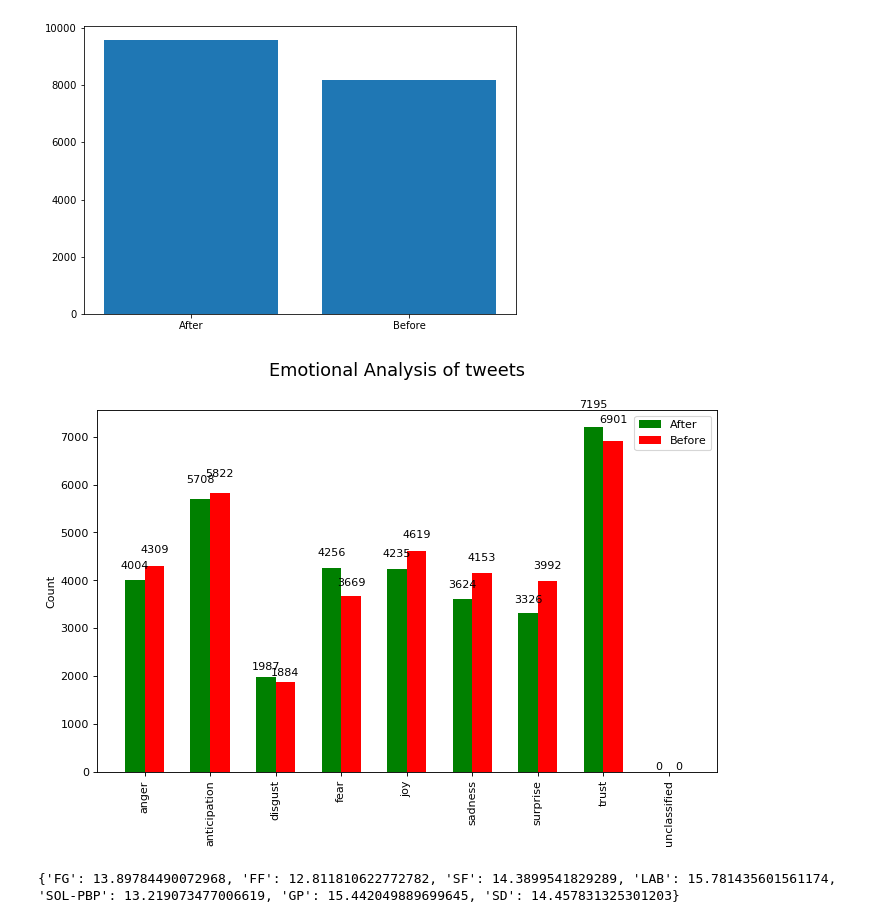
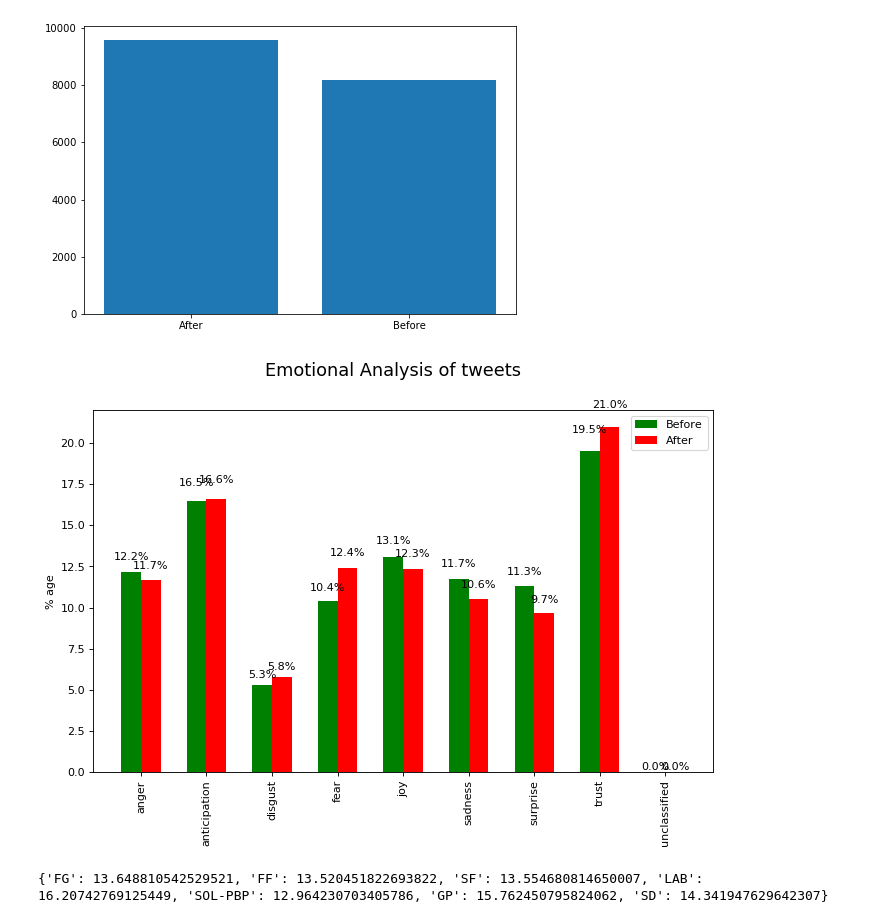
Before and after one commit to scrntnstrnglr/TextAnalysis, a Jupyter notebook: Sentimentalysis/tweet_sentimentalyzer.ipynb, the cells around one changed output. Cells and saved outputs as stored; diff of their text form; code cells hidden in the pictures.

```diff
--- a/Sentimentalysis/tweet_sentimentalyzer.ipynb
+++ b/Sentimentalysis/tweet_sentimentalyzer.ipynb
@@ -232,37 +232,47 @@ plt.show()
 # %%
 
 emotions_pos = {'anger': 4004, 'anticipation': 5708, 'disgust': 1987, 'fear': 4256, 'joy': 4235, 'sadness': 3624, 'surprise': 3326, 'trust': 7195, 'unclassified': 0}
 
+total = sum(emotions_pos.values())
+for key in emotions_pos:
+    percent=(emotions_pos[key]/total)*100
+    emotions_pos[key]=percent
+
 emotions_neg = {'anger': 4309, 'anticipation': 5822, 'disgust': 1884, 'fear': 3669, 'joy': 4619, 'sadness': 4153, 'surprise': 3992, 'trust': 6901, 'unclassified': 0}
+
+total = sum(emotions_neg.values())
+for key in emotions_neg:
+    percent=(emotions_neg[key]/total)*100
+    emotions_neg[key]=percent
 
 emotions_colors = {'anger': 'red', 'anticipation': 'purple', 'disgust': 'yellow', 'fear': 'indigo', 'joy': 'green', 'negative': 'black', 'positive': 'pink', 'sadness': 'blue', 'surprise': 'maroon', 'trust': 'orange', 'unclassified': 'cyan'}
 #labels = list(emotions_colors.keys())
 #handles = [plt.Rectangle((1,1),1,1, color=emotions_colors[label]) for label in labels]
 my_cmap = cm.get_cmap('jet')
 ind = np.arange(len(emotions_pos))
 width=0.3
 fig = plt.figure(num=None, figsize=(10, 6), dpi=80, facecolor='w', edgecolor='k')
 fig.suptitle('Emotional Analysis of tweets', fontsize=16)
 ax = fig.add_subplot(111)
-pos_bars=ax.bar(ind, list(emotions_pos.values()),width,color='g',align='center')
-neg_bars=ax.bar(ind+width, list(emotions_neg.values()),width,color='r', align='center')
-ax.set_ylabel('Count')
+pos_bars=ax.bar(ind, list(emotions_neg.values()),width,color='g',align='center')            #before
+neg_bars=ax.bar(ind+width, list(emotions_pos.values()),width,color='r', align='center')     #after
+ax.set_ylabel('% age')
 ax.set_xticklabels(list(emotions_pos.keys()), rotation=90)
 ax.set_xticks(ind+width/2)
-ax.legend( (pos_bars[0], neg_bars[0]), ('After', 'Before') )
+ax.legend( (pos_bars[0], neg_bars[0]), ('Before', 'After') )
 
 def autolabel(bars):
     for bar in bars:
         h = bar.get_height()
-        ax.text(bar.get_x()+bar.get_width()/2., 1.05*h, '%d'%int(h),
+        ax.text(bar.get_x()+bar.get_width()/2., 1.05*h, '%.1f'%float(h)+"%",
                 ha='center', va='bottom')
 
 autolabel(pos_bars)
 autolabel(neg_bars)
 
 plt.show()
 # %% [output]
-[figure, old version]
+[figure, new version]
 # %%
 def get_emotions_dict_per_entity(name,emotion):
     with open(name, 'r') as f:
@@ -271,26 +281,25 @@ def get_emotions_dict_per_entity(name,emotion):
 
 this_map = {'FG':0,'FF':0,'SF':0,'LAB':0,'SOL-PBP':0,'GP':0,'SD':0}
 
-ff_trust = get_emotions_dict_per_entity("C:/Users/SIDDHARTHA/Trinity/TextAnalysis/TextAnalysis/Sentimentalysis/jsons/emotions_fianna_fáil_after.json",'anticipation') + get_emotions_dict_per_entity("C:/Users/SIDDHARTHA/Trinity/TextAnalysis/TextAnalysis/Sentimentalysis/jsons/emotions_fianna_fáil_before.json",'anticipation')+ get_emotions_dict_per_entity("C:/Users/SIDDHARTHA/Trinity/TextAnalysis/TextAnalysis/Sentimentalysis/jsons/emotions_fianna_fáil_before.json",'trust')+ get_emotions_dict_per_entity("C:/Users/SIDDHARTHA/Trinity/TextAnalysis/TextAnalysis/Sentimentalysis/jsons/emotions_fianna_fáil_before.json",'trust')+ get_emotions_dict_per_entity("C:/Users/SIDDHARTHA/Trinity/TextAnalysis/TextAnalysis/Sentimentalysis/jsons/emotions_fianna_fáil_before.json",'joy')+ get_emotions_dict_per_entity("C:/Users/SIDDHARTHA/Trinity/TextAnalysis/TextAnalysis/Sentimentalysis/jsons/emotions_fianna_fáil_before.json",'joy')
-
+ff_trust = get_emotions_dict_per_entity("C:/Users/SIDDHARTHA/Trinity/TextAnalysis/TextAnalysis/Sentimentalysis/jsons/emotions_fianna_fáil_after.json",'anticipation') + get_emotions_dict_per_entity("C:/Users/SIDDHARTHA/Trinity/TextAnalysis/TextAnalysis/Sentimentalysis/jsons/emotions_fianna_fáil_before.json",'anticipation')+ get_emotions_dict_per_entity("C:/Users/SIDDHARTHA/Trinity/TextAnalysis/TextAnalysis/Sentimentalysis/jsons/emotions_fianna_fáil_before.json",'trust')+ get_emotions_dict_per_entity("C:/Users/SIDDHARTHA/Trinity/TextAnalysis/TextAnalysis/Sentimentalysis/jsons/emotions_fianna_fáil_after.json",'trust')+ get_emotions_dict_per_entity("C:/Users/SIDDHARTHA/Trinity/TextAnalysis/TextAnalysis/Sentimentalysis/jsons/emotions_fianna_fáil_before.json",'joy')+ get_emotions_dict_per_entity("C:/Users/SIDDHARTHA/Trinity/TextAnalysis/TextAnalysis/Sentimentalysis/jsons/emotions_fianna_fáil_after.json",'joy')
 ff_positive=get_emotions_dict_per_entity("C:/Users/SIDDHARTHA/Trinity/TextAnalysis/TextAnalysis/Sentimentalysis/jsons/emotions_fianna_fáil_after.json",'positive') + get_emotions_dict_per_entity("C:/Users/SIDDHARTHA/Trinity/TextAnalysis/TextAnalysis/Sentimentalysis/jsons/emotions_fianna_fáil_before.json",'positive')
 
-fg_trust = get_emotions_dict_per_entity("C:/Users/SIDDHARTHA/Trinity/TextAnalysis/TextAnalysis/Sentimentalysis/jsons/emotions_fine_gael_after.json",'anticipation') + get_emotions_dict_per_entity("C:/Users/SIDDHARTHA/Trinity/TextAnalysis/TextAnalysis/Sentimentalysis/jsons/emotions_fine_gael_before.json",'anticipation')
+fg_trust = get_emotions_dict_per_entity("C:/Users/SIDDHARTHA/Trinity/TextAnalysis/TextAnalysis/Sentimentalysis/jsons/emotions_fine_gael_after.json",'anticipation') + get_emotions_dict_per_entity("C:/Users/SIDDHARTHA/Trinity/TextAnalysis/TextAnalysis/Sentimentalysis/jsons/emotions_fine_gael_before.json",'anticipation')+ get_emotions_dict_per_entity("C:/Users/SIDDHARTHA/Trinity/TextAnalysis/TextAnalysis/Sentimentalysis/jsons/emotions_fine_gael_before.json",'trust')+ get_emotions_dict_per_entity("C:/Users/SIDDHARTHA/Trinity/TextAnalysis/TextAnalysis/Sentimentalysis/jsons/emotions_fine_gael_after.json",'trust')+ get_emotions_dict_per_entity("C:/Users/SIDDHARTHA/Trinity/TextAnalysis/TextAnalysis/Sentimentalysis/jsons/emotions_fine_gael_before.json",'joy')+ get_emotions_dict_per_entity("C:/Users/SIDDHARTHA/Trinity/TextAnalysis/TextAnalysis/Sentimentalysis/jsons/emotions_fine_gael_after.json",'joy')
 fg_positive=get_emotions_dict_per_entity("C:/Users/SIDDHARTHA/Trinity/TextAnalysis/TextAnalysis/Sentimentalysis/jsons/emotions_fine_gael_after.json",'positive') + get_emotions_dict_per_entity("C:/Users/SIDDHARTHA/Trinity/TextAnalysis/TextAnalysis/Sentimentalysis/jsons/emotions_fine_gael_before.json",'positive')
 
-gp_trust = get_emotions_dict_per_entity("C:/Users/SIDDHARTHA/Trinity/TextAnalysis/TextAnalysis/Sentimentalysis/jsons/emotions_green_party_after.json",'anticipation') + get_emotions_dict_per_entity("C:/Users/SIDDHARTHA/Trinity/TextAnalysis/TextAnalysis/Sentimentalysis/jsons/emotions_green_party_before.json",'anticipation')
+gp_trust = get_emotions_dict_per_entity("C:/Users/SIDDHARTHA/Trinity/TextAnalysis/TextAnalysis/Sentimentalysis/jsons/emotions_green_party_after.json",'anticipation') + get_emotions_dict_per_entity("C:/Users/SIDDHARTHA/Trinity/TextAnalysis/TextAnalysis/Sentimentalysis/jsons/emotions_green_party_before.json",'anticipation')+ get_emotions_dict_per_entity("C:/Users/SIDDHARTHA/Trinity/TextAnalysis/TextAnalysis/Sentimentalysis/jsons/emotions_green_party_before.json",'trust')+ get_emotions_dict_per_entity("C:/Users/SIDDHARTHA/Trinity/TextAnalysis/TextAnalysis/Sentimentalysis/jsons/emotions_green_party_after.json",'trust')+ get_emotions_dict_per_entity("C:/Users/SIDDHARTHA/Trinity/TextAnalysis/TextAnalysis/Sentimentalysis/jsons/emotions_green_party_before.json",'joy')+ get_emotions_dict_per_entity("C:/Users/SIDDHARTHA/Trinity/TextAnalysis/TextAnalysis/Sentimentalysis/jsons/emotions_green_party_after.json",'joy')
 gp_positive=get_emotions_dict_per_entity("C:/Users/SIDDHARTHA/Trinity/TextAnalysis/TextAnalysis/Sentimentalysis/jsons/emotions_green_party_after.json",'positive') + get_emotions_dict_per_entity("C:/Users/SIDDHARTHA/Trinity/TextAnalysis/TextAnalysis/Sentimentalysis/jsons/emotions_green_party_before.json",'positive')
 
-lab_trust = get_emotions_dict_per_entity("C:/Users/SIDDHARTHA/Trinity/TextAnalysis/TextAnalysis/Sentimentalysis/jsons/emotions_labour_after.json",'anticipation') + get_emotions_dict_per_entity("C:/Users/SIDDHARTHA/Trinity/TextAnalysis/TextAnalysis/Sentimentalysis/jsons/emotions_labour_before.json",'anticipation')
+lab_trust = get_emotions_dict_per_entity("C:/Users/SIDDHARTHA/Trinity/TextAnalysis/TextAnalysis/Sentimentalysis/jsons/emotions_labour_after.json",'anticipation') + get_emotions_dict_per_entity("C:/Users/SIDDHARTHA/Trinity/TextAnalysis/TextAnalysis/Sentimentalysis/jsons/emotions_labour_before.json",'anticipation')+ get_emotions_dict_per_entity("C:/Users/SIDDHARTHA/Trinity/TextAnalysis/TextAnalysis/Sentimentalysis/jsons/emotions_labour_before.json",'trust')+ get_emotions_dict_per_entity("C:/Users/SIDDHARTHA/Trinity/TextAnalysis/TextAnalysis/Sentimentalysis/jsons/emotions_labour_after.json",'trust')+ get_emotions_dict_per_entity("C:/Users/SIDDHARTHA/Trinity/TextAnalysis/TextAnalysis/Sentimentalysis/jsons/emotions_labour_before.json",'joy')+ get_emotions_dict_per_entity("C:/Users/SIDDHARTHA/Trinity/TextAnalysis/TextAnalysis/Sentimentalysis/jsons/emotions_labour_after.json",'joy')
 lab_positive=get_emotions_dict_per_entity("C:/Users/SIDDHARTHA/Trinity/TextAnalysis/TextAnalysis/Sentimentalysis/jsons/emotions_labour_after.json",'positive') + get_emotions_dict_per_entity("C:/Users/SIDDHARTHA/Trinity/TextAnalysis/TextAnalysis/Sentimentalysis/jsons/emotions_labour_before.json",'positive')
 
-sf_trust = get_emotions_dict_per_entity("C:/Users/SIDDHARTHA/Trinity/TextAnalysis/TextAnalysis/Sentimentalysis/jsons/emotions_sinn_féin_before.json",'anticipation') + get_emotions_dict_per_entity("C:/Users/SIDDHARTHA/Trinity/TextAnalysis/TextAnalysis/Sentimentalysis/jsons/emotions_sinn_féin_after.json",'anticipation')
+sf_trust = get_emotions_dict_per_entity("C:/Users/SIDDHARTHA/Trinity/TextAnalysis/TextAnalysis/Sentimentalysis/jsons/emotions_sinn_féin_before.json",'anticipation') + get_emotions_dict_per_entity("C:/Users/SIDDHARTHA/Trinity/TextAnalysis/TextAnalysis/Sentimentalysis/jsons/emotions_sinn_féin_after.json",'anticipation')+ get_emotions_dict_per_entity("C:/Users/SIDDHARTHA/Trinity/TextAnalysis/TextAnalysis/Sentimentalysis/jsons/emotions_sinn_féin_after.json",'trust')+ get_emotions_dict_per_entity("C:/Users/SIDDHARTHA/Trinity/TextAnalysis/TextAnalysis/Sentimentalysis/jsons/emotions_sinn_féin_before.json",'trust')+ get_emotions_dict_per_entity("C:/Users/SIDDHARTHA/Trinity/TextAnalysis/TextAnalysis/Sentimentalysis/jsons/emotions_sinn_féin_after.json",'joy')+ get_emotions_dict_per_entity("C:/Users/SIDDHARTHA/Trinity/TextAnalysis/TextAnalysis/Sentimentalysis/jsons/emotions_sinn_féin_before.json",'joy')
 sf_positive=get_emotions_dict_per_entity("C:/Users/SIDDHARTHA/Trinity/TextAnalysis/TextAnalysis/Sentimentalysis/jsons/emotions_sinn_féin_before.json",'positive') + get_emotions_dict_per_entity("C:/Users/SIDDHARTHA/Trinity/TextAnalysis/TextAnalysis/Sentimentalysis/jsons/emotions_sinn_féin_after.json",'positive')
 
-sd_trust = get_emotions_dict_per_entity("C:/Users/SIDDHARTHA/Trinity/TextAnalysis/TextAnalysis/Sentimentalysis/jsons/emotions_social_democrats_before.json",'anticipation') + get_emotions_dict_per_entity("C:/Users/SIDDHARTHA/Trinity/TextAnalysis/TextAnalysis/Sentimentalysis/jsons/emotions_social_democrats_after.json",'anticipation')
+sd_trust = get_emotions_dict_per_entity("C:/Users/SIDDHARTHA/Trinity/TextAnalysis/TextAnalysis/Sentimentalysis/jsons/emotions_social_democrats_before.json",'anticipation') + get_emotions_dict_per_entity("C:/Users/SIDDHARTHA/Trinity/TextAnalysis/TextAnalysis/Sentimentalysis/jsons/emotions_social_democrats_after.json",'anticipation')+ get_emotions_dict_per_entity("C:/Users/SIDDHARTHA/Trinity/TextAnalysis/TextAnalysis/Sentimentalysis/jsons/emotions_social_democrats_after.json",'trust')+ get_emotions_dict_per_entity("C:/Users/SIDDHARTHA/Trinity/TextAnalysis/TextAnalysis/Sentimentalysis/jsons/emotions_social_democrats_before.json",'trust')+ get_emotions_dict_per_entity("C:/Users/SIDDHARTHA/Trinity/TextAnalysis/TextAnalysis/Sentimentalysis/jsons/emotions_social_democrats_after.json",'joy')+ get_emotions_dict_per_entity("C:/Users/SIDDHARTHA/Trinity/TextAnalysis/TextAnalysis/Sentimentalysis/jsons/emotions_social_democrats_before.json",'joy')
 sd_positive=get_emotions_dict_per_entity("C:/Users/SIDDHARTHA/Trinity/TextAnalysis/TextAnalysis/Sentimentalysis/jsons/emotions_social_democrats_after.json",'positive') + get_emotions_dict_per_entity("C:/Users/SIDDHARTHA/Trinity/TextAnalysis/TextAnalysis/Sentimentalysis/jsons/emotions_social_democrats_before.json",'positive')
 
-sp_trust = get_emotions_dict_per_entity("C:/Users/SIDDHARTHA/Trinity/TextAnalysis/TextAnalysis/Sentimentalysis/jsons/emotions_solidarity_people_before_profit_after.json",'anticipation') + get_emotions_dict_per_entity("C:/Users/SIDDHARTHA/Trinity/TextAnalysis/TextAnalysis/Sentimentalysis/jsons/emotions_solidarity_people_before_profit_before.json",'anticipation')
+sp_trust = get_emotions_dict_per_entity("C:/Users/SIDDHARTHA/Trinity/TextAnalysis/TextAnalysis/Sentimentalysis/jsons/emotions_solidarity_people_before_profit_after.json",'anticipation') + get_emotions_dict_per_entity("C:/Users/SIDDHARTHA/Trinity/TextAnalysis/TextAnalysis/Sentimentalysis/jsons/emotions_solidarity_people_before_profit_before.json",'anticipation')+ get_emotions_dict_per_entity("C:/Users/SIDDHARTHA/Trinity/TextAnalysis/TextAnalysis/Sentimentalysis/jsons/emotions_solidarity_people_before_profit_before.json",'trust')+ get_emotions_dict_per_entity("C:/Users/SIDDHARTHA/Trinity/TextAnalysis/TextAnalysis/Sentimentalysis/jsons/emotions_solidarity_people_before_profit_after.json",'trust')+ get_emotions_dict_per_entity("C:/Users/SIDDHARTHA/Trinity/TextAnalysis/TextAnalysis/Sentimentalysis/jsons/emotions_solidarity_people_before_profit_before.json",'joy')+ get_emotions_dict_per_entity("C:/Users/SIDDHARTHA/Trinity/TextAnalysis/TextAnalysis/Sentimentalysis/jsons/emotions_solidarity_people_before_profit_after.json",'joy')
 sp_positive=get_emotions_dict_per_entity("C:/Users/SIDDHARTHA/Trinity/TextAnalysis/TextAnalysis/Sentimentalysis/jsons/emotions_solidarity_people_before_profit_after.json",'positive') + get_emotions_dict_per_entity("C:/Users/SIDDHARTHA/Trinity/TextAnalysis/TextAnalysis/Sentimentalysis/jsons/emotions_solidarity_people_before_profit_before.json",'positive')
 
 '''
@@ -303,19 +312,19 @@ this_map['SOL-PBP']=(sp_positive/total_pos)*100
 this_map['GP']=(gp_positive/total_pos)*100
 this_map['SD']=(sd_positive/total_pos)*100
 '''
-
+total_positive = ff_positive+fg_positive+gp_positive+lab_positive+sf_positive+sd_positive+sp_positive
 total_pos = ff_trust+fg_trust+gp_trust+lab_trust+sf_trust+sd_trust+sp_trust
-this_map['FG']=(fg_trust/total_pos)*100
-this_map['FF']=(ff_trust/total_pos)*100
-this_map['SF']=(sf_trust/total_pos)*100
-this_map['LAB']=(lab_trust/total_pos)*100
-this_map['SOL-PBP']=(sp_trust/total_pos)*100
-this_map['GP']=(gp_trust/total_pos)*100
-this_map['SD']=(sd_trust/total_pos)*100
+this_map['FG']=(fg_positive/total_positive)*100
+this_map['FF']=(ff_positive/total_positive)*100
+this_map['SF']=(sf_positive/total_positive)*100
+this_map['LAB']=(lab_positive/total_positive)*100
+this_map['SOL-PBP']=(sp_positive/total_positive)*100
+this_map['GP']=(gp_positive/total_positive)*100
+this_map['SD']=(sd_positive/total_positive)*100
 
 print(this_map)
 # %% [output]
-{'FG': 13.89784490072968, 'FF': 12.811810622772782, 'SF': 14.3899541829289, 'LAB': 15.781435601561174, 'SOL-PBP': 13.219073477006619, 'GP': 15.442049889699645, 'SD': 14.457831325301203}
+{'FG': 13.648810542529521, 'FF': 13.520451822693822, 'SF': 13.554680814650007, 'LAB': 16.20742769125449, 'SOL-PBP': 12.964230703405786, 'GP': 15.762450795824062, 'SD': 14.341947629642307}
 # %%
 emotions_colors = {'anger': 'red', 'anticipation': 'purple', 'disgust': 'yellow', 'fear': 'indigo', 'joy': 'green', 'negative': 'black', 'positive': 'pink', 'sadness': 'blue', 'surprise': 'maroon', 'trust': 'orange', 'unclassified': 'cyan'}
 #labels = list(emotions_colors.keys())
```
Also changed, not shown: parts of 1 cell of this notebook, 48 other files.
